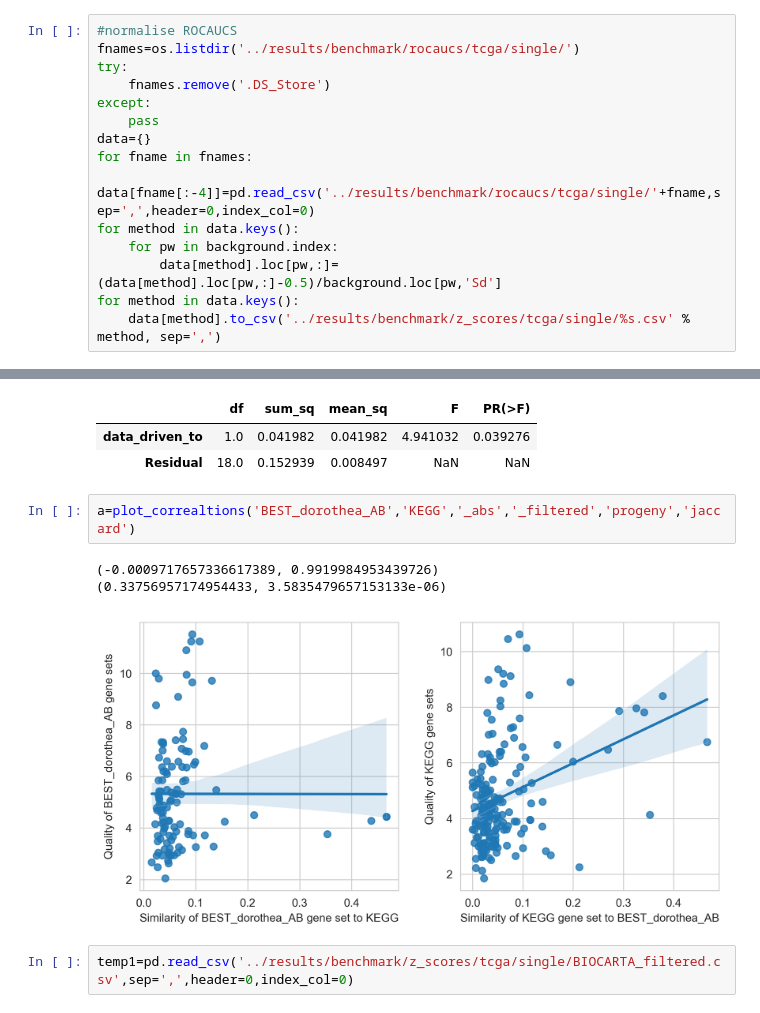
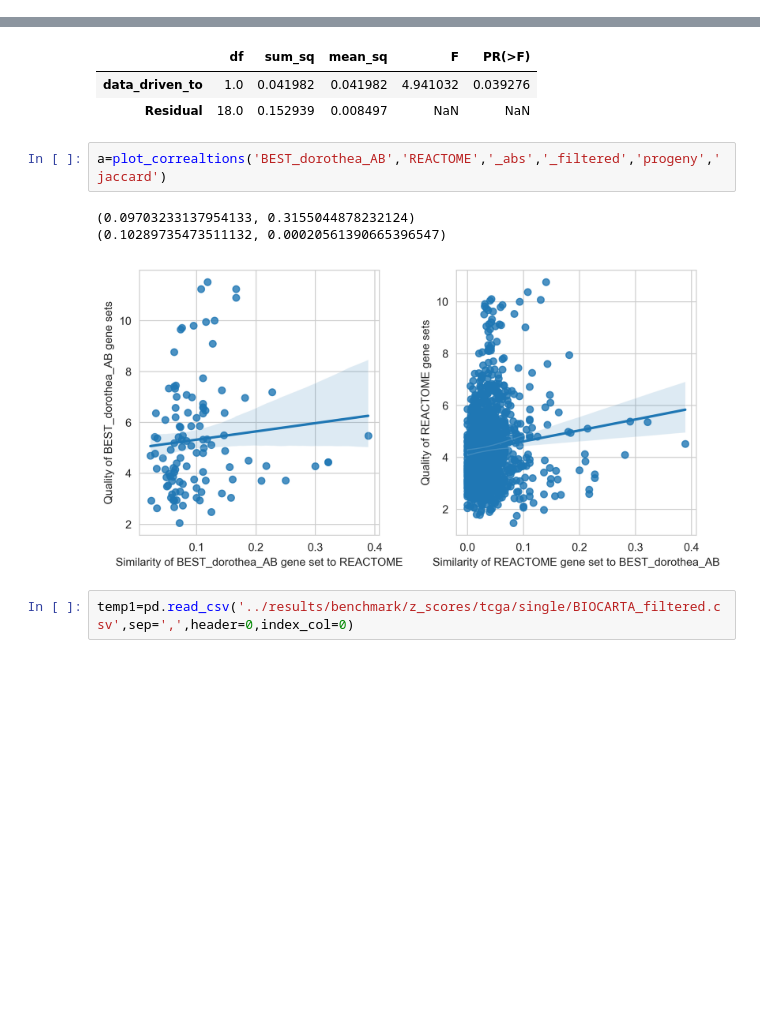
Before and after one commit to bence-szalai/why-pathway-methods-work, a Jupyter notebook: notebooks/quality_similarity_analysis.ipynb, the cells around one changed output, grey strips where cells are left out. Cells and saved outputs as stored; diff of their text form; blank space fills up the shorter version.

```diff
--- a/notebooks/quality_similarity_analysis.ipynb
+++ b/notebooks/quality_similarity_analysis.ipynb
@@ -106,18 +88,3 @@ plt.ylabel('Sample size\n(# of experiments per tumor)')
-# %%
-#normalise ROCAUCS
-fnames=os.listdir('../results/benchmark/rocaucs/tcga/single/')
-try:
-    fnames.remove('.DS_Store')
-except:
-    pass
-data={}
-for fname in fnames:
-    data[fname[:-4]]=pd.read_csv('../results/benchmark/rocaucs/tcga/single/'+fname,sep=',',header=0,index_col=0)
-for method in data.keys():
-    for pw in background.index:
-        data[method].loc[pw,:]=(data[method].loc[pw,:]-0.5)/background.loc[pw,'Sd']
-for method in data.keys():
-    data[method].to_csv('../results/benchmark/z_scores/tcga/single/%s.csv' % method, sep=',')
 # %%
 from scipy.stats import spearmanr as scor
 from scipy.stats import pearsonr as pcor
@@ -232,11 +199,11 @@ sm.stats.anova_lm(model)
 | data_driven_to | 1.0 | 0.041982 | 0.041982 | 4.941032 | 0.039276 |
 | Residual | 18.0 | 0.152939 | 0.008497 | NaN | NaN |
 # %%
-a=plot_correaltions('BEST_dorothea_AB','KEGG','_abs','_filtered','progeny','jaccard')
+a=plot_correaltions('BEST_dorothea_AB','REACTOME','_abs','_filtered','progeny','jaccard')
 # %% [output]
-(-0.0009717657336617389, 0.9919984953439726)
-(0.33756957174954433, 3.5835479657153133e-06)
+(0.09703233137954133, 0.3155044878232124)
+(0.10289735473511132, 0.00020561390665396547)
-[figure, old version]
+[figure, new version]
 # %%
 temp1=pd.read_csv('../results/benchmark/z_scores/tcga/single/BIOCARTA_filtered.csv',sep=',',header=0,index_col=0)
 # %%
```
Also changed, not shown: parts of 2 cells of this notebook, 2 other files.
